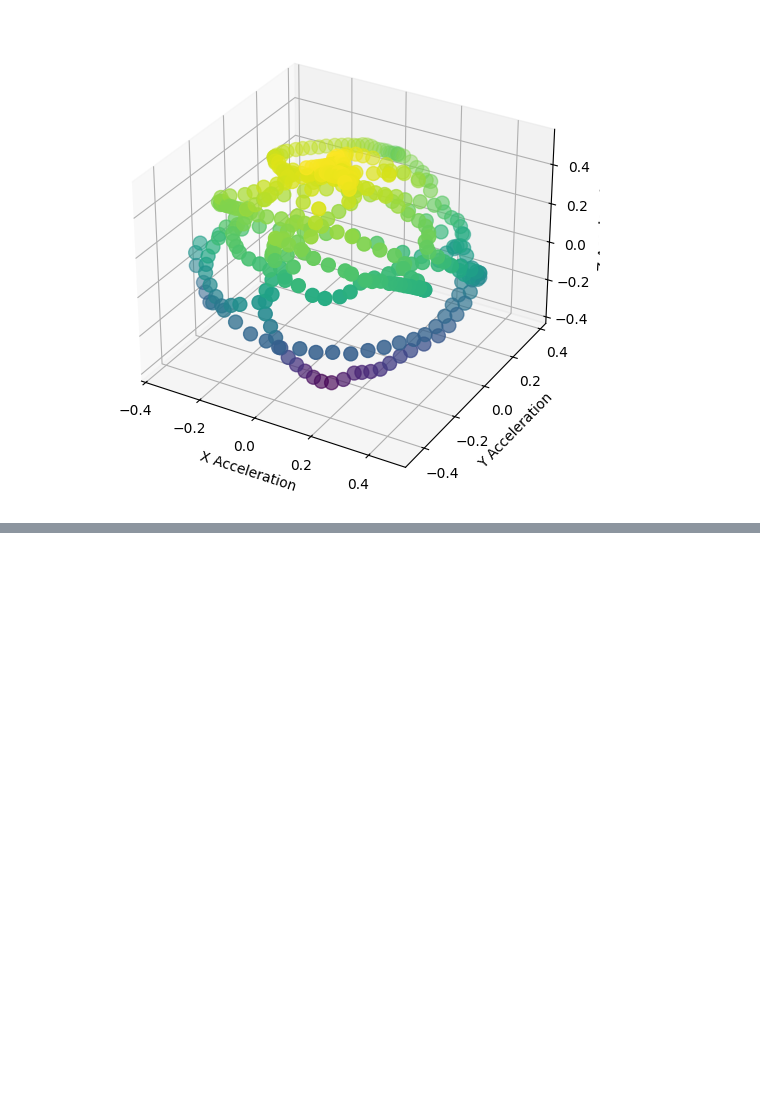
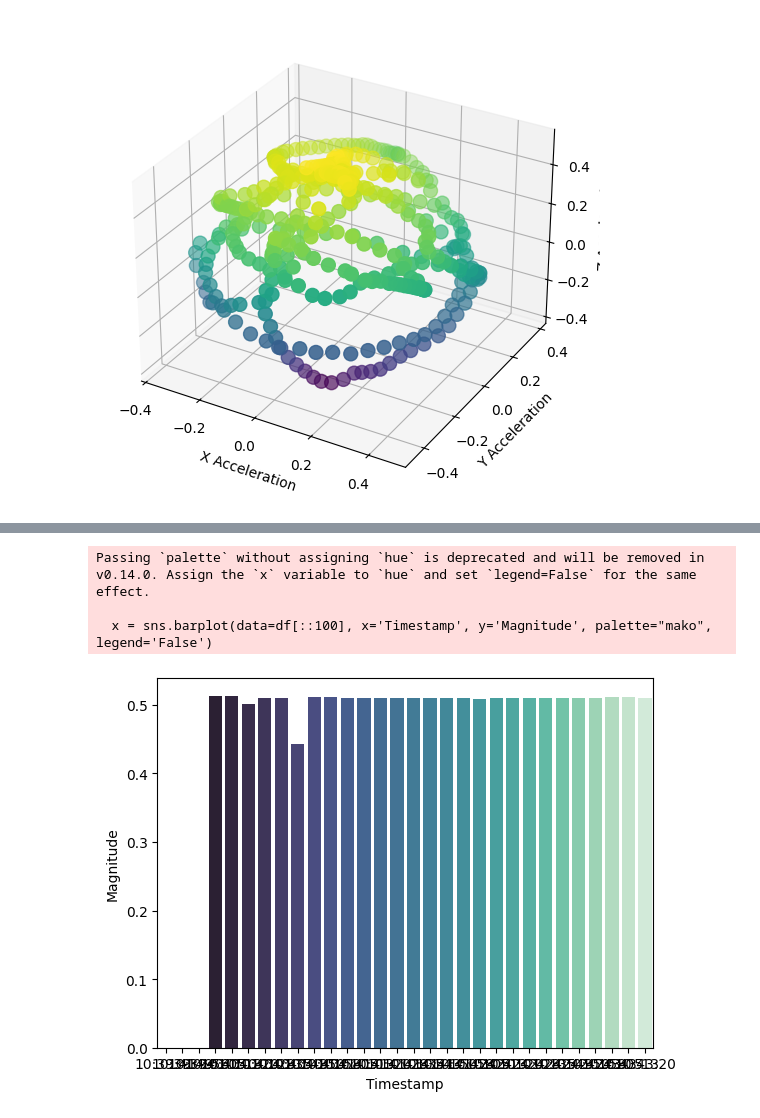
Before and after one commit to ServeshKarnawat/CruzHacks2026, a Jupyter notebook: test.ipynb, the cells around one changed output, grey strips where cells are left out. Drawn from its saved outputs; the diff is of its cells as text; code cells hidden in the pictures; blank space fills up the shorter version.

Commit message:
beginning data analys

```diff
--- a/test.ipynb
+++ b/test.ipynb
@@ -97,0 +99,4 @@ plt.show()
+# %%
+df = pd.read_csv("arm_stability_data2.csv")
+df["Magnitude"] = np.sqrt((df["Accel_X"]**2)+(df["Accel_Y"]**2)+(df['Accel_Z']**2))
+df[1::100]
@@ -97,0 +121,7 @@ plt.show()
+# %%
+x = sns.barplot(data=df[::100], x='Timestamp', y='Magnitude', palette="mako", legend='False')
+# %% [output]
+Passing `palette` without assigning `hue` is deprecated and will be removed in v0.14.0. Assign the `x` variable to `hue` and set `legend=False` for the same effect.
+
+  x = sns.barplot(data=df[::100], x='Timestamp', y='Magnitude', palette="mako", legend='False')
+[figure, added]
```
Also changed, not shown: parts of 7 cells of this notebook, 1 other file.
